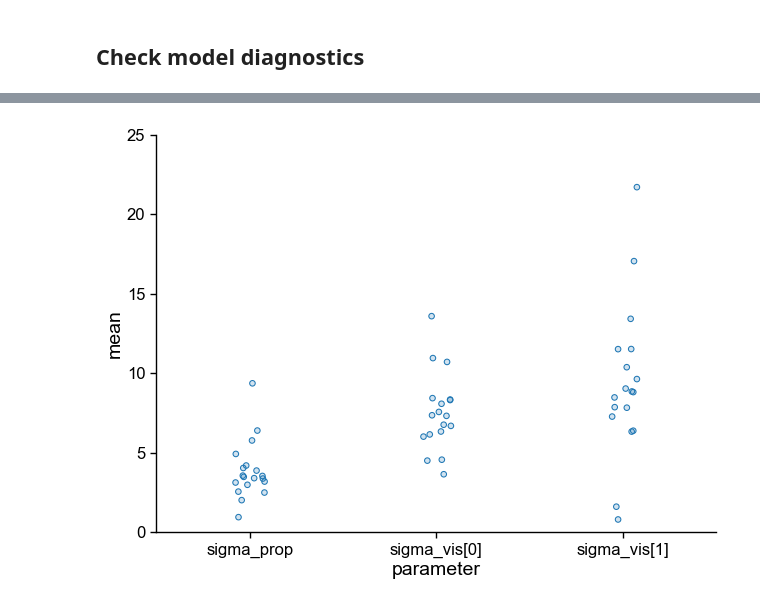
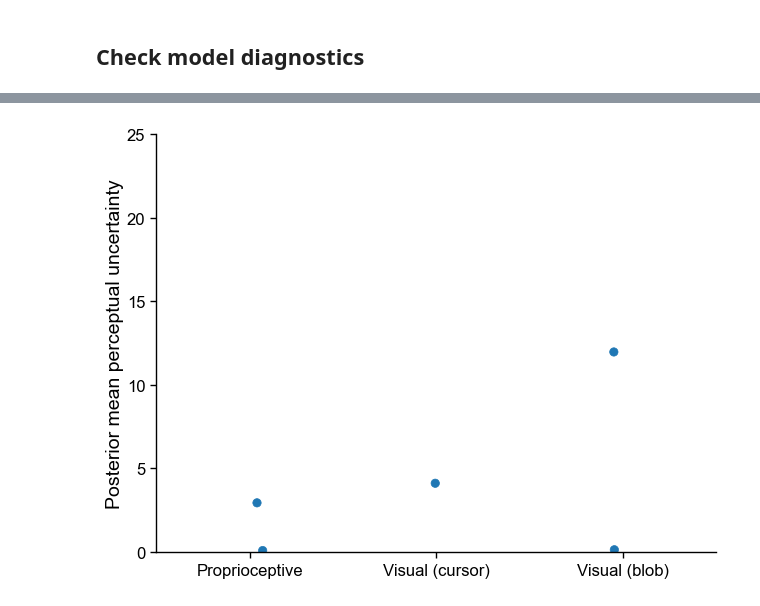
Before and after one commit to dominikstrb/cpp-proprioception, a Jupyter notebook: notebooks/MethodsPaper.ipynb, the cells around one changed output, grey strips where cells are left out. Saved outputs shown, nothing was run; the diff lists cells and outputs as text; code cells hidden in the pictures.

```diff
--- a/notebooks/MethodsPaper.ipynb
+++ b/notebooks/MethodsPaper.ipynb
@@ -19,6 +19,7 @@ from cppp.utils import concat_log_likelihoods
 # %%
 # get the participant IDs from the data
 participants = load_multisensory_data(base_path="../data")["participant"].unique()
-participants
+participants = participants[:1]
+len(participants)
 # %% [output]
 Multisensory DataFrame loaded from ../data/multisensory/df_all_phases_all_participants.csv with shape: (492343, 14)
@@ -161,21 +202,23 @@ g = (so.Plot(group_stats, y="model_short", x="elpd_loo_sum")
 # %%
 best_per_participant = (
-    loo_df.loc[loo_df.groupby("participant")["elpd_loo"].idxmax(), "model_short"]
+    loo_df.loc[loo_df.groupby("participant")["elpd_loo"].idxmax(), ["model_short", "participant"]]
 )
 
 win_counts = (
-    best_per_participant.value_counts()
+    best_per_participant["model_short"].value_counts()
     .reindex(model_order, fill_value=0)
     .reset_index()
 )
 win_counts.columns = ["model_short", "wins"]
 win_counts["n_participants"] = win_counts["wins"]
 
-(
+g = (
     so.Plot(win_counts, x="model_short", y="n_participants")
     .add(so.Bar())
     .scale(x=so.Nominal(order=model_order))
     .label(x="", y="Fraction of participants", title="Best model per participant")
-    .show()
-)
+).plot()
+for axis in g._figure.axes:
+    axis.xaxis.set_tick_params(rotation=90)
+g
 # %% [output]
@@ -182,0 +230,8 @@ win_counts["n_participants"] = win_counts["wins"]
+# %%
+param_names = {"sigma_prop": "Proprioceptive", "sigma_vis[0]": "Visual (cursor)", "sigma_vis[1]": "Visual (blob)",
+               "action_variability": "Action variability", "action_cost": "Action cost"}
+# %%
+# get the parts of df that correspond to the best model for each participant
+best_model_params = df.merge(best_per_participant, on=["participant", "model_short"])
+best_model_params["parameter"] = best_model_params["parameter"].map(lambda x: param_names.get(x, x))
+df["parameter"] = df["parameter"].map(lambda x: param_names.get(x, x))
@@ -183,21 +248,29 @@ win_counts["n_participants"] = win_counts["wins"]
 # %%
+
+
 g = (
     so.Plot(
-        df[
-            (df["model"] == "BoundedActorPointMassDynamics")
-            & (df["parameter"].isin(["sigma_prop", "sigma_vis[0]", "sigma_vis[1]"]))
+        best_model_params[
+            (
+                best_model_params["parameter"].isin(
+                    ["Proprioceptive", "Visual (cursor)", "Visual (blob)"]
+                )
+            )
         ],
         x="parameter",
         y="mean",
-        # color="participant",
+        # color="model_short",
     )
-    .add(so.Dots(), so.Jitter())
+    .add(so.Dot(), so.Jitter())
     # .add(so.Line(), group="participant")
-    .limit(y=(0, 25.))
-    # .scale(color=so.Nominal())
+    # .add(so.Dot(), so.Agg())
+    # .add(so.Range(), so.Est(errorbar="se"))
+    .limit(y=(0, 25.0))
+    .label(x="", y="Posterior mean perceptual uncertainty")
+    .scale(color=so.Nominal())
     # .facet(col="parameter")
     # .share(y=False)
 )
 g.show()
 # %% [output]
-[figure, old version]
+[figure, new version]
```
Also changed, not shown: parts of 17 cells of this notebook, 5 other files.
